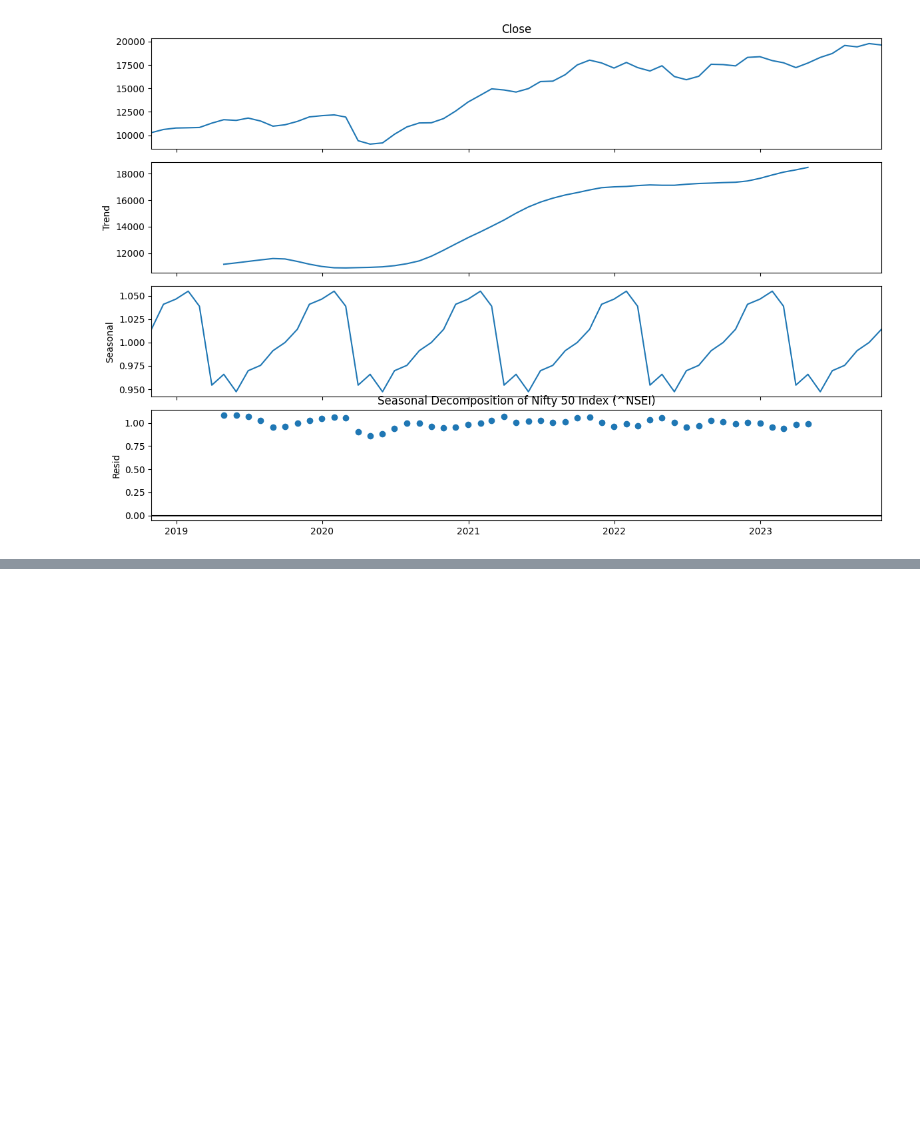
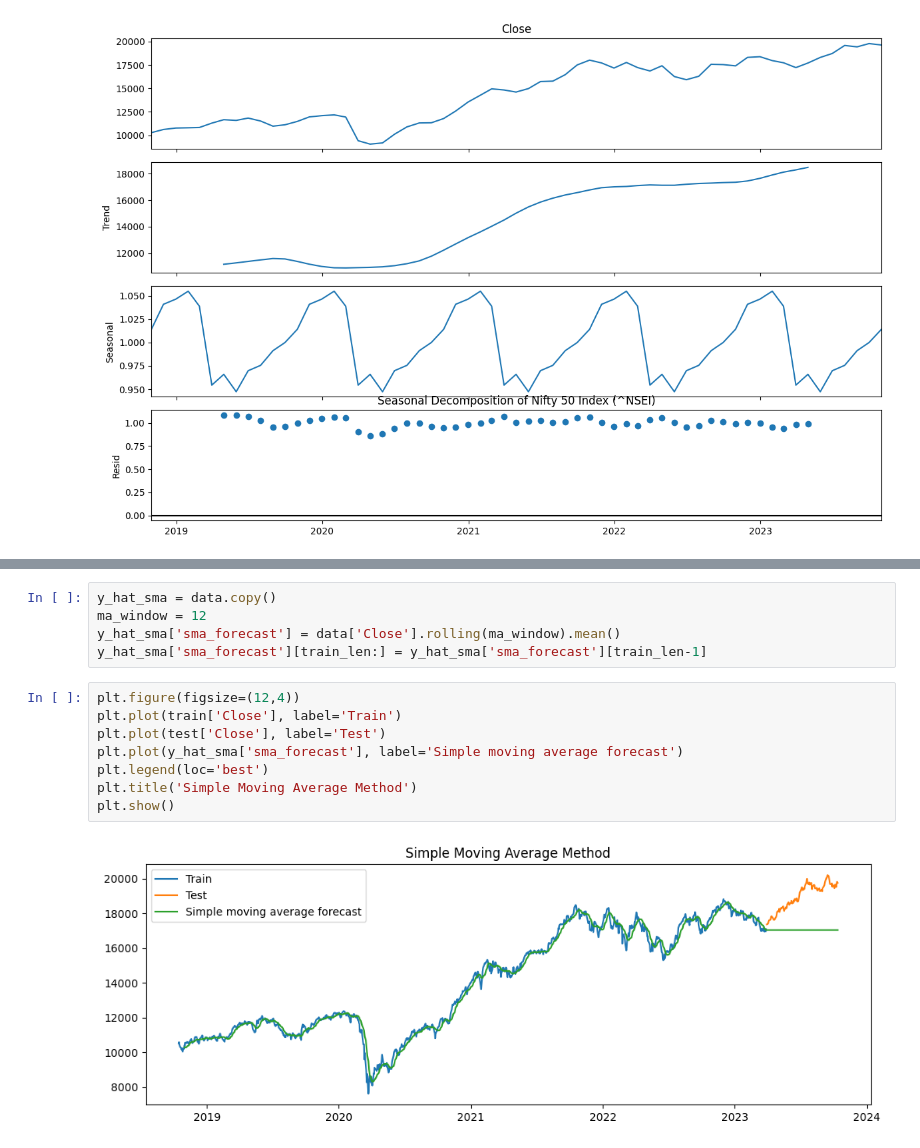
Before and after one commit to tuxlimr/Celery_Preprocessing, a Jupyter notebook: TimeSeries_inStocks.ipynb, the cells around one changed output, grey strips where cells are left out. Cells and saved outputs as stored; diff of their text form; blank space fills up the shorter version.

```diff
--- a/TimeSeries_inStocks.ipynb
+++ b/TimeSeries_inStocks.ipynb
@@ -268,0 +338,15 @@ plt.show()
+# %%
+y_hat_sma = data.copy()
+ma_window = 12
+y_hat_sma['sma_forecast'] = data['Close'].rolling(ma_window).mean()
+y_hat_sma['sma_forecast'][train_len:] = y_hat_sma['sma_forecast'][train_len-1]
+# %%
+plt.figure(figsize=(12,4))
+plt.plot(train['Close'], label='Train')
+plt.plot(test['Close'], label='Test')
+plt.plot(y_hat_sma['sma_forecast'], label='Simple moving average forecast')
+plt.legend(loc='best')
+plt.title('Simple Moving Average Method')
+plt.show()
+# %% [output]
+[figure, added]
```
Also changed, not shown: parts of 21 cells of this notebook.
